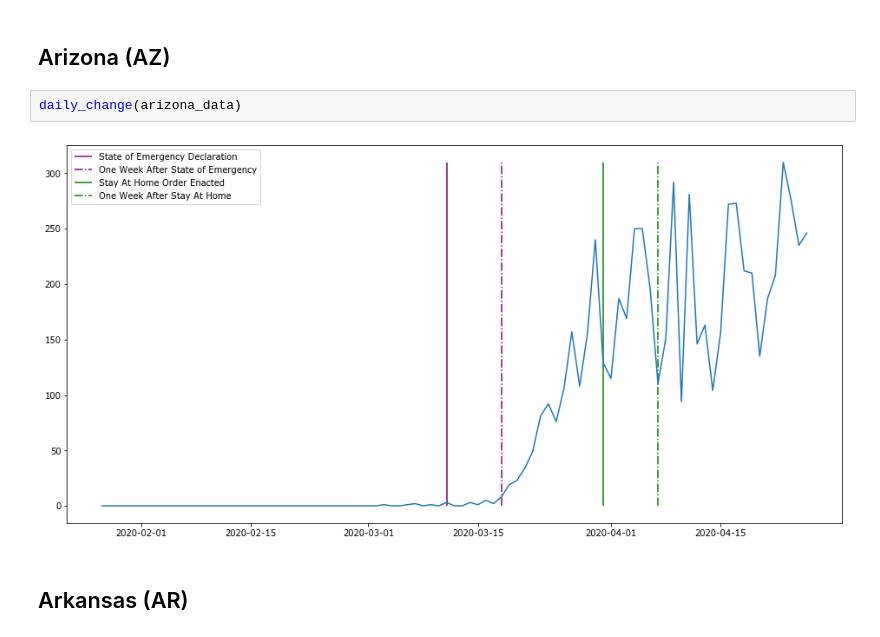
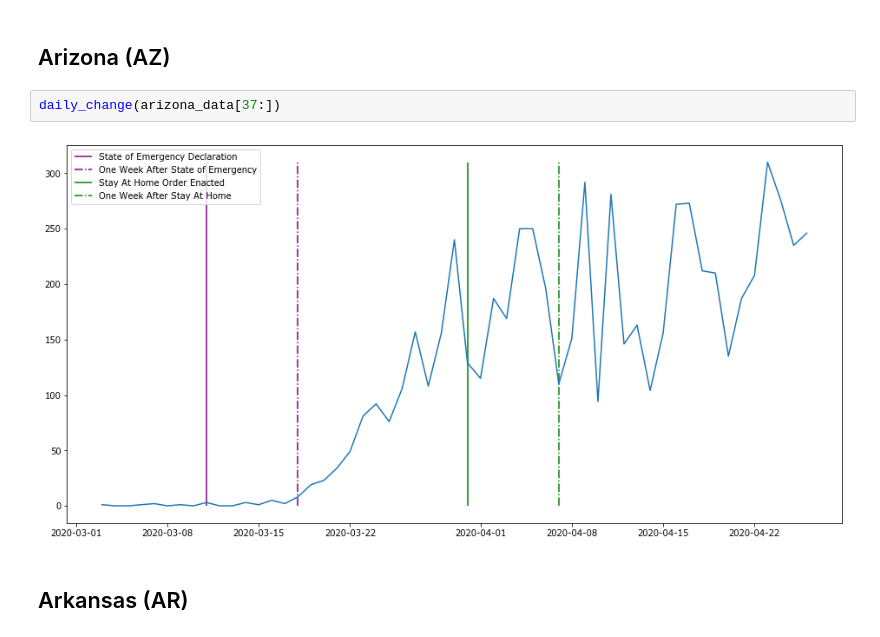
Before and after one commit to nmwhitehead/Coronavirus-USA, a Jupyter notebook: Graphs of Increase in Cases.ipynb, the cells around one changed output. Cells and saved outputs as stored; diff of their text form.

```diff
--- a/Graphs of Increase in Cases.ipynb
+++ b/Graphs of Increase in Cases.ipynb
@@ -263,9 +257,9 @@ daily_change(alaska_data, "Alaska Seems to Have Things Under Control")
 # %% [markdown]
 ## Arizona (AZ)
 # %%
-daily_change(arizona_data)
+daily_change(arizona_data[37:])
 # %% [output]
-[figure, old version]
+[figure, new version]
 # %% [markdown]
 ## Arkansas (AR)
 # %%
```
Also changed, not shown: parts of 10 cells of this notebook, 1 other file.
